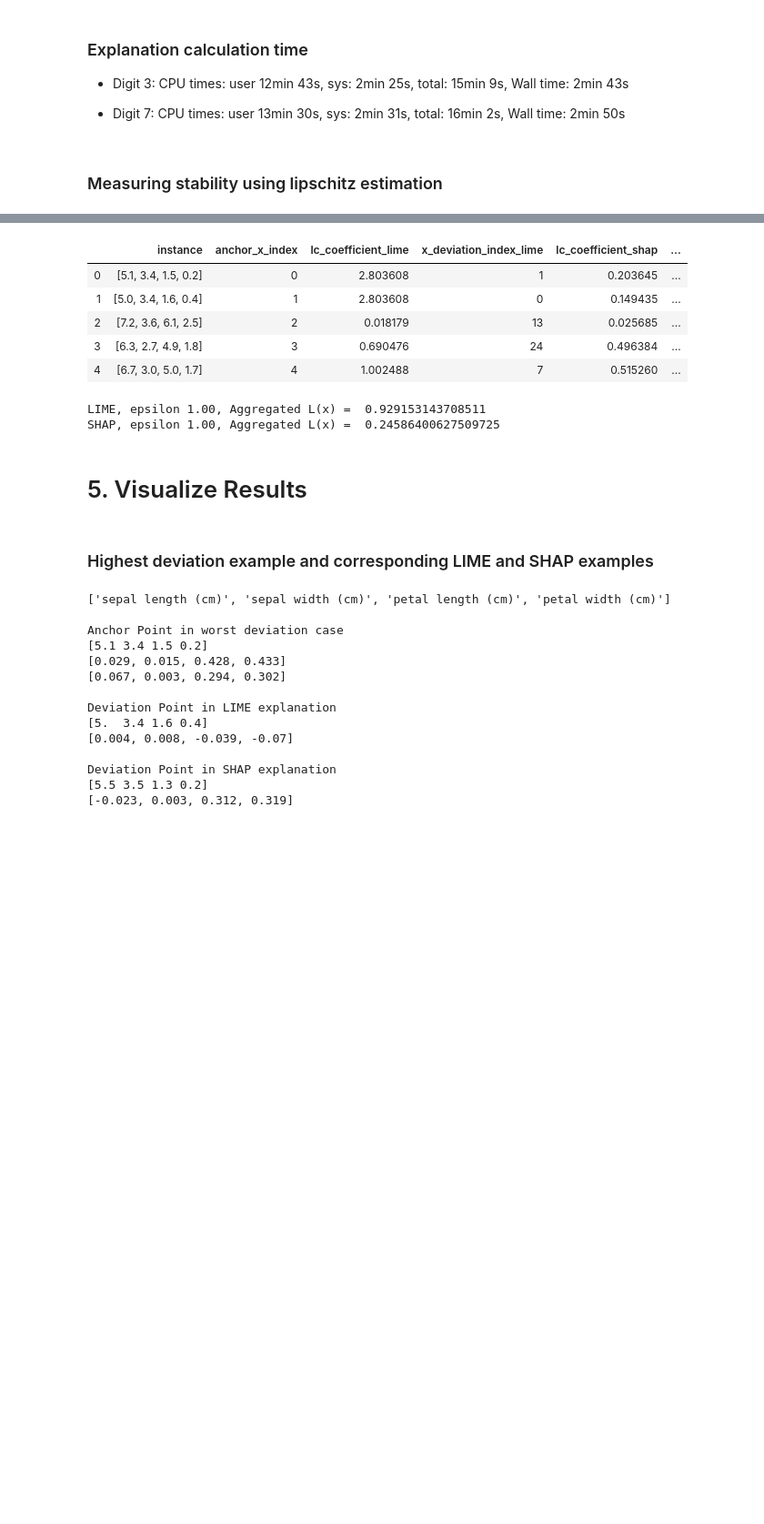
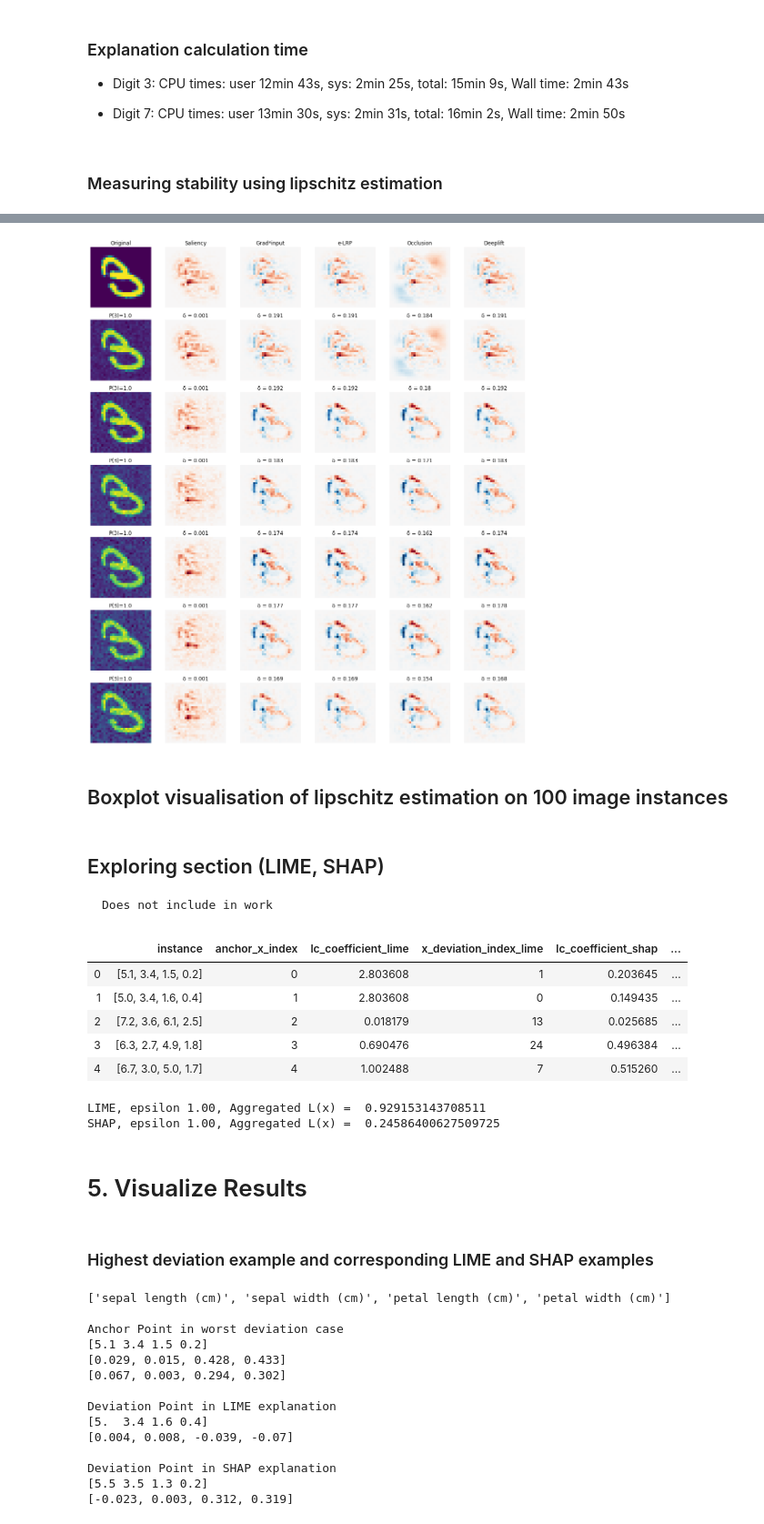
Before and after one commit to aamurtaza/explainML, a Jupyter notebook: lipschitz_estimates/deep_models/deep_models_mnist_lipschitz_estimates.ipynb, the cells around one changed output, grey strips where cells are left out. Shown at 91% size. Cells and saved outputs as stored; diff of their text form; code cells hidden in the pictures; blank space fills up the shorter version.

```diff
--- a/lipschitz_estimates/deep_models/deep_models_mnist_lipschitz_estimates.ipynb
+++ b/lipschitz_estimates/deep_models/deep_models_mnist_lipschitz_estimates.ipynb
@@ -831,0 +547,20 @@ Deviation Point SHAP explanation
+# %%
+def lipschitz_ratios(anchor_index, x_neighborhood, x_test_neighborhood_exp):
+
+    neighborhood_size = len(x_neighborhood)
+    filter_indices = np.arange(0, neighborhood_size)
+    filter_indices = np.delete(filter_indices, anchor_index)
+
+    anchorX = x_neighborhood[anchor_index]
+    anchorX_exp_dict = x_test_neighborhood_exp[anchor_index]
+    anchorX_exp = list(anchorX_exp_dict.values())
+
+    nearby_points = x_neighborhood[filter_indices]
+    nearby_points_exp_dict = x_test_neighborhood_exp[filter_indices]
+    nearby_points_exp = list(nearby_points_exp_dict[0].values())
+
+    anchorX_norm2 = euclidean_distances(anchorX, nearby_points)
+    anchorX_exp_norm2 = euclidean_distances(anchorX_exp, nearby_points_exp)
+
+    anchorX_avg_norm2 = np.divide(anchorX_exp_norm2, anchorX_norm2)
+    return anchorX_avg_norm2
@@ -831,0 +576,54 @@ Deviation Point SHAP explanation
+# %%
+%%time
+
+n_cols = 6
+n_rows = len(x_noise_neighborhood) # 7
+
+fig, axes = plt.subplots(nrows=n_rows, ncols=n_cols, figsize=(3*n_cols, 3*n_rows))
+
+images = dict()
+image_instance = data['image_instance'][0]
+images = {'Original': image_instance}
+image_instance_exp = data['image_instance_exp'][0]
+images.update(image_instance_exp)
+
+for i, (key, instance) in enumerate(images.items()):
+    if i == 0:
+        plot(instance.reshape(28,28), cmap='viridis', axis=axes[0, 0]).set_title(key)
+    else:
+        plot(instance.reshape(28,28), axis=axes[0, i]).set_title(key)
+
+images_noise = dict()
+images_noise.update({'Noise': x_noise_neighborhood[1:]})
+images_noise.update(explanations_noise)
+
+for row in range(1, len(images_noise)+1):
+    index = row - 1
+    for col, (key, attr) in enumerate(images_noise.items()):
+        if key == 'Noise':
+            instance = attr[index]
+            pred = model.predict(instance.reshape(1, 28, 28, 1))
+            axis = plot(instance.reshape(28,28), cmap='viridis', axis=axes[row, col])
+            pred_prb = str(round(pred[0][pred.argmax()], 4))
+            title = 'P(' + str(d) + ')=' + pred_prb
+            axis.set_title(title)
+
+        else:
+            instance = attr[index]
+            lc = data['lc_coefficents'][0][key]
+            lc_key = 'lc_coefficent_' + key
+            dv_key = '& = {}'.format(str(round(lc[lc_key], 2)))
+
+            original_point_index = 0
+            filtr = [original_point_index, row]
+            x_neighborhood = x_noise_neighborhood[filtr]
+            x_neighborhood_exp = np.array(x_noise_neighborhood_exp)[filtr]
+            anchorX_avg_norm2 = lipschitz_ratios(original_point_index, x_neighborhood, x_neighborhood_exp)
+            ratio_key = anchorX_avg_norm2[col-1]
+            # https://pythonforundergradengineers.com/unicode-characters-in-python.html
+            ratio_key = u'\u03B4 = {}'.format(str(round(ratio_key, 3)))
+            plot(instance.reshape(28,28), axis=axes[row, col]).set_title(ratio_key)
+
+fig_name =  'lc_ratios_' +' digit_' + str(d)
+fig.savefig(plots_path + fig_name)
+# %% [output]
@@ -832,3 +632,9 @@ Deviation Point SHAP explanation
+[figure, added]
+# %% [markdown]
+## Boxplot visualisation of lipschitz estimation on 100 image instances
+# %% [markdown]
+## Exploring section (LIME, SHAP)
+    Does not include in work
 # %%
 epsilon1 = rf_lipschitz.loc[rf_lipschitz['neighborhood_size'] > 0]
 epsilon1 = epsilon1[epsilon1['radiuses'] == 1.00]
```
Also changed, not shown: parts of 77 cells of this notebook.
